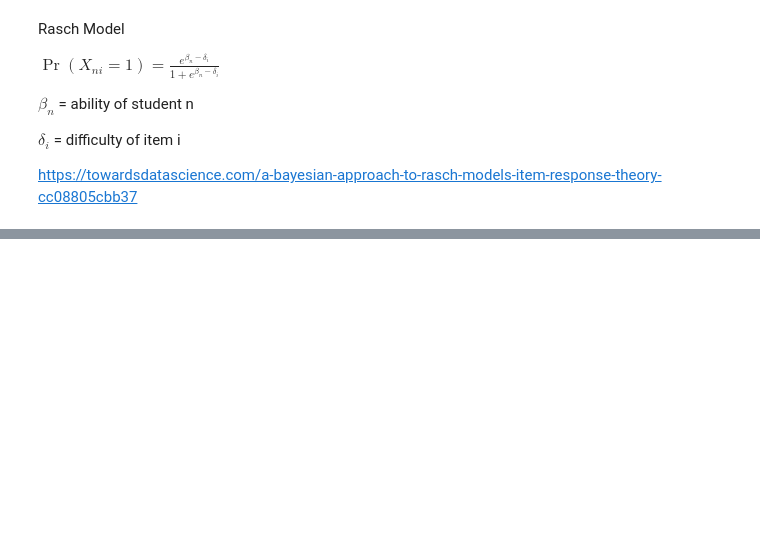
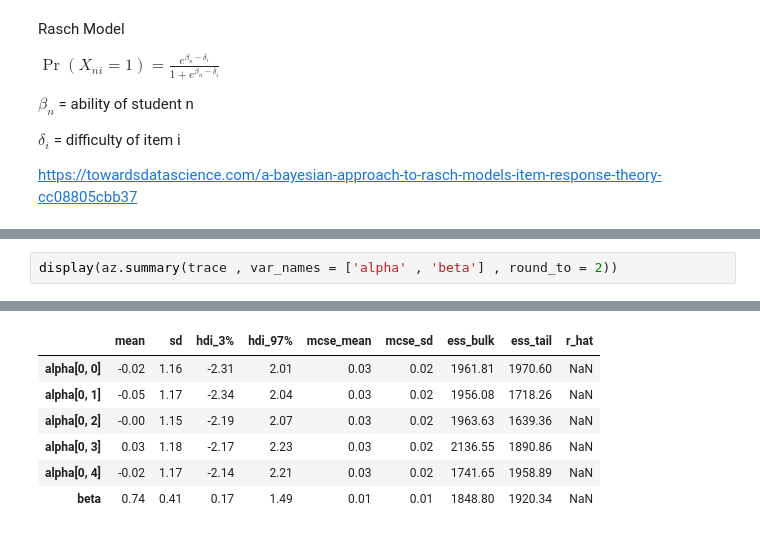
Before and after one commit to tanmaygoyal258/CS5350--Bayesian-Data-Analysis, a Jupyter notebook: Assignment1.ipynb, the cells around one changed output, grey strips where cells are left out. Drawn from its saved outputs; the diff is of its cells as text; blank space fills up the shorter version.

```diff
--- a/Assignment1.ipynb
+++ b/Assignment1.ipynb
@@ -73,0 +148,3 @@ ValueError: setting an array element with a sequence.
+# %%
+display(az.summary(trace , var_names = ['alpha' , 'beta'] , round_to = 2))
+# %% [output]
@@ -73,0 +153,7 @@ ValueError: setting an array element with a sequence.
+|  | mean | sd | hdi_3% | hdi_97% | mcse_mean | mcse_sd | ess_bulk | ess_tail | r_hat |
+| alpha[0, 0] | -0.02 | 1.16 | -2.31 | 2.01 | 0.03 | 0.02 | 1961.81 | 1970.60 | NaN |
+| alpha[0, 1] | -0.05 | 1.17 | -2.34 | 2.04 | 0.03 | 0.02 | 1956.08 | 1718.26 | NaN |
+| alpha[0, 2] | -0.00 | 1.15 | -2.19 | 2.07 | 0.03 | 0.02 | 1963.63 | 1639.36 | NaN |
+| alpha[0, 3] | 0.03 | 1.18 | -2.17 | 2.23 | 0.03 | 0.02 | 2136.55 | 1890.86 | NaN |
+| alpha[0, 4] | -0.02 | 1.17 | -2.14 | 2.21 | 0.03 | 0.02 | 1741.65 | 1958.89 | NaN |
+| beta | 0.74 | 0.41 | 0.17 | 1.49 | 0.01 | 0.01 | 1848.80 | 1920.34 | NaN |
```
Also changed, not shown: parts of 9 cells of this notebook, 1 other file.
